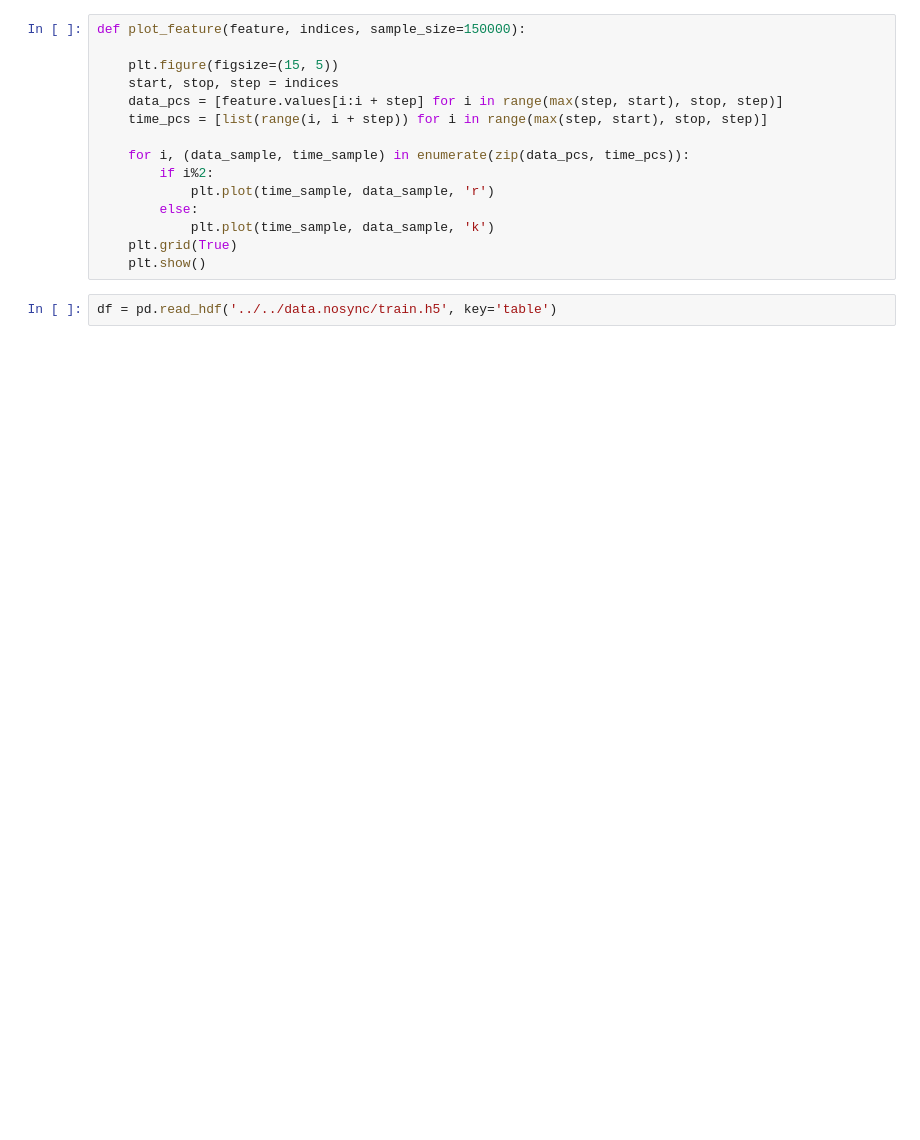
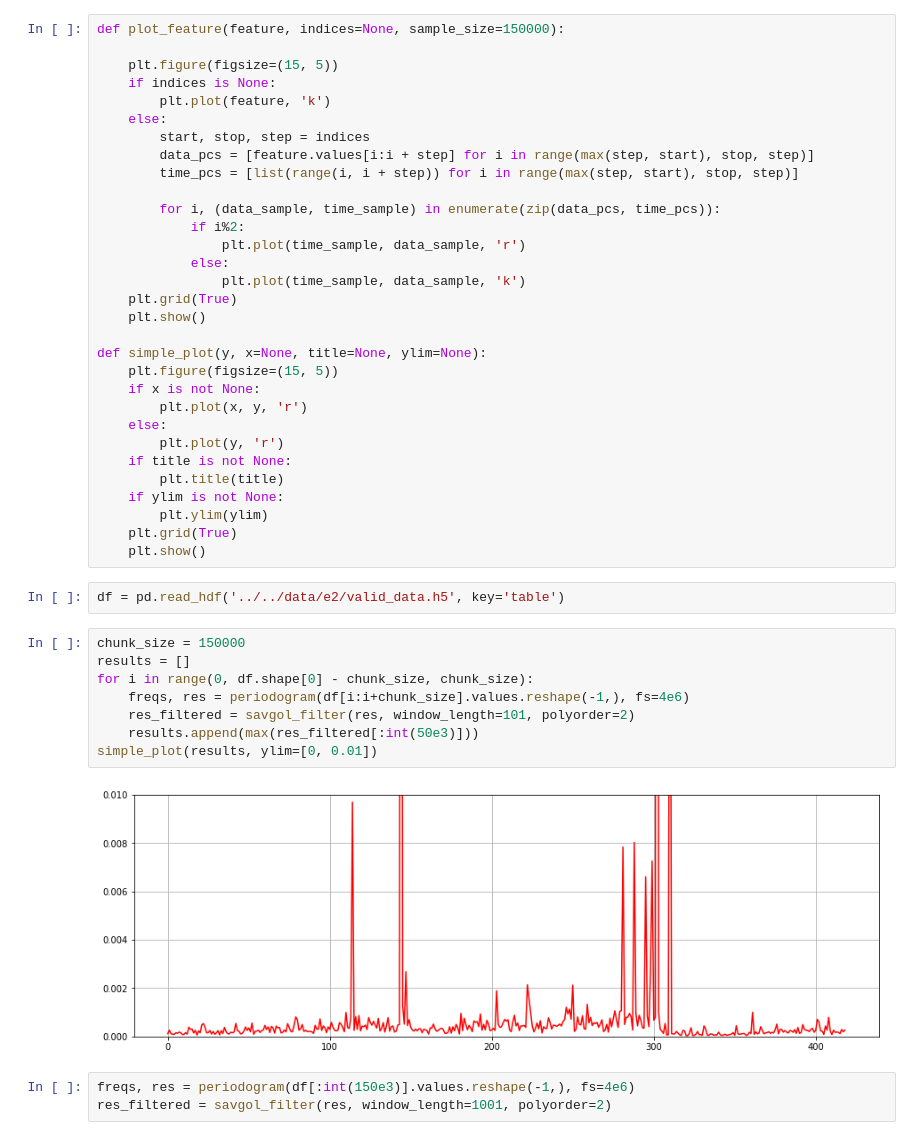
Before and after one commit to SIakovlev/LANL-Earthquake, a Jupyter notebook: src/drafts/feature_analysis_s.ipynb, the cells around one changed output. Drawn from its saved outputs; the diff is of its cells as text; blank space fills up the shorter version.

```diff
--- a/src/drafts/feature_analysis_s.ipynb
+++ b/src/drafts/feature_analysis_s.ipynb
@@ -9,19 +11,48 @@ from feature import Feature
 # %%
-def plot_feature(feature, indices, sample_size=150000):
+def plot_feature(feature, indices=None, sample_size=150000):
 
     plt.figure(figsize=(15, 5))
-    start, stop, step = indices
-    data_pcs = [feature.values[i:i + step] for i in range(max(step, start), stop, step)]
-    time_pcs = [list(range(i, i + step)) for i in range(max(step, start), stop, step)]
+    if indices is None:
+        plt.plot(feature, 'k')
+    else:
+        start, stop, step = indices
+        data_pcs = [feature.values[i:i + step] for i in range(max(step, start), stop, step)]
+        time_pcs = [list(range(i, i + step)) for i in range(max(step, start), stop, step)]
 
-    for i, (data_sample, time_sample) in enumerate(zip(data_pcs, time_pcs)):
-        if i%2:
-            plt.plot(time_sample, data_sample, 'r')
-        else:
-            plt.plot(time_sample, data_sample, 'k')
+        for i, (data_sample, time_sample) in enumerate(zip(data_pcs, time_pcs)):
+            if i%2:
+                plt.plot(time_sample, data_sample, 'r')
+            else:
+                plt.plot(time_sample, data_sample, 'k')
     plt.grid(True)
     plt.show()
+
+def simple_plot(y, x=None, title=None, ylim=None):
+    plt.figure(figsize=(15, 5))
+    if x is not None:
+        plt.plot(x, y, 'r')
+    else:
+        plt.plot(y, 'r')
+    if title is not None:
+        plt.title(title)
+    if ylim is not None:
+        plt.ylim(ylim)
+    plt.grid(True)
+    plt.show()
 # %%
-df = pd.read_hdf('../../data.nosync/train.h5', key='table')
+df = pd.read_hdf('../../data/e2/valid_data.h5', key='table')
+# %%
+chunk_size = 150000
+results = []
+for i in range(0, df.shape[0] - chunk_size, chunk_size):
+    freqs, res = periodogram(df[i:i+chunk_size].values.reshape(-1,), fs=4e6)
+    res_filtered = savgol_filter(res, window_length=101, polyorder=2)
+    results.append(max(res_filtered[:int(50e3)]))
+simple_plot(results, ylim=[0, 0.01])
+# %% [output]
+[figure, added]
+# %%
+freqs, res = periodogram(df[:int(150e3)].values.reshape(-1,), fs=4e6)
+res_filtered = savgol_filter(res, window_length=1001, polyorder=2)
 # %%
 %%time
```
Also changed, not shown: parts of 6 cells of this notebook, 13 other files.
